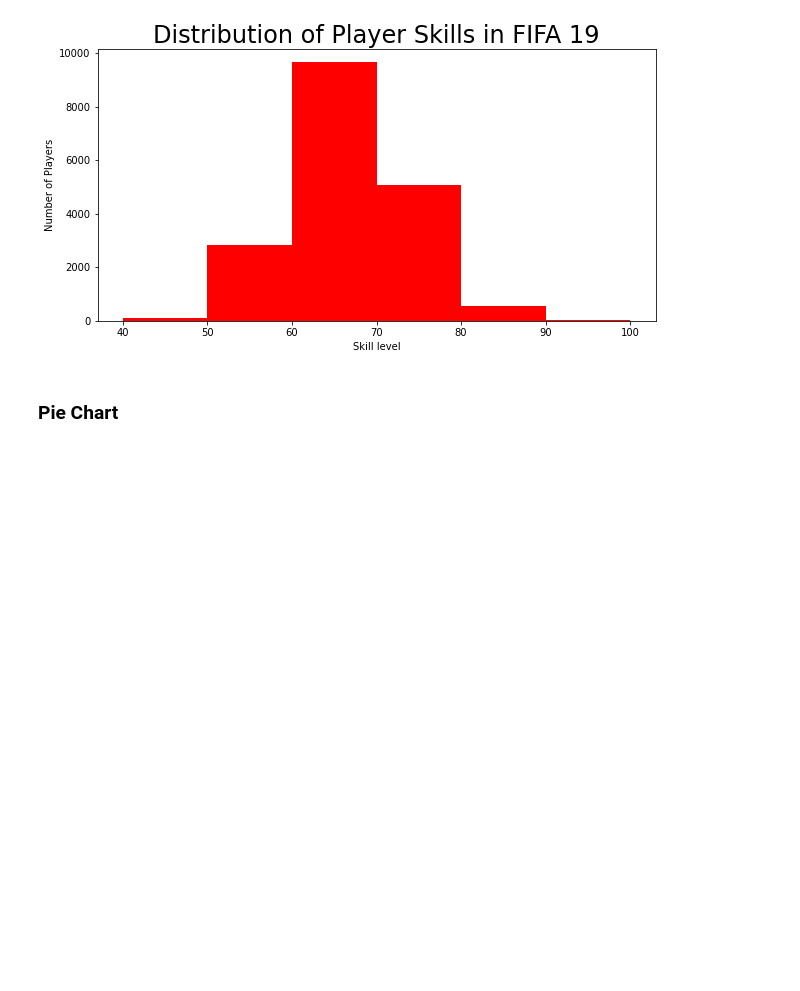
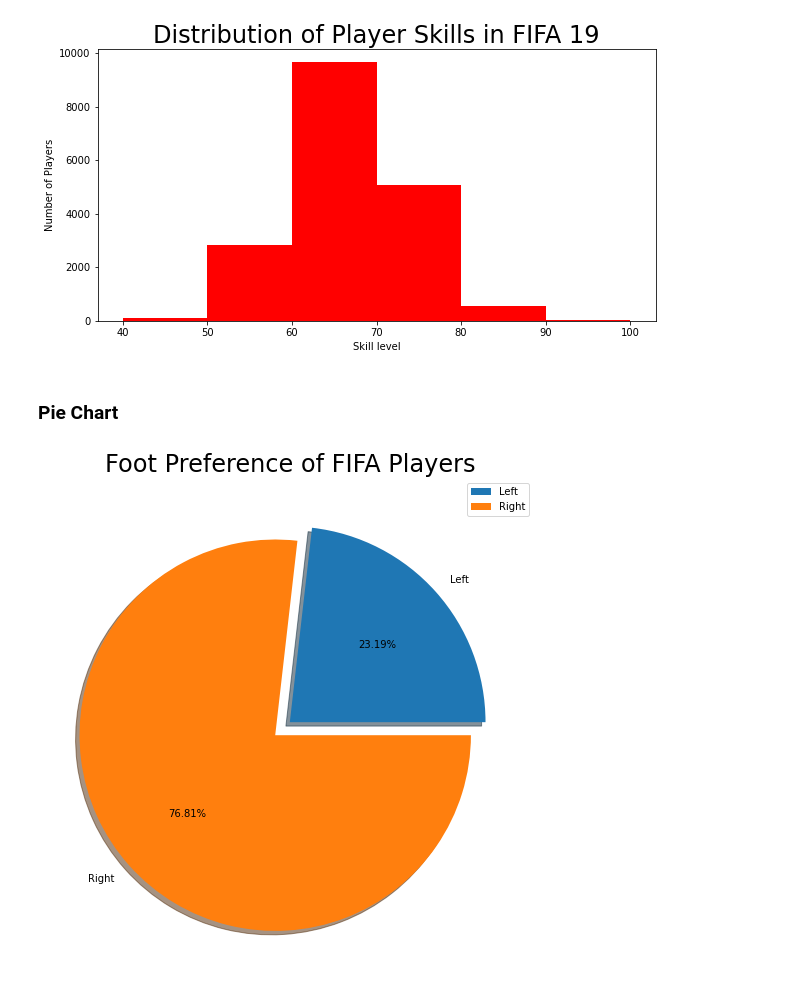
Before and after one commit to ProsperChuks/supreme-octo-umbrella, a Jupyter notebook: FIFA_2018_data_visualization.ipynb, the cells around one changed output. Saved outputs shown, nothing was run; the diff lists cells and outputs as text; code cells hidden in the pictures; blank space fills up the shorter version.

Commit message:
players foot preference

```diff
--- a/FIFA_2018_data_visualization.ipynb
+++ b/FIFA_2018_data_visualization.ipynb
@@ -37,3 +37,25 @@ plt.show()
 [figure]
 # %% [markdown]
 ### **Pie Chart**
+# %%
+fifa.head(10)
+
+left = fifa.loc[fifa['Preferred Foot'] == 'Left'].count()[0]
+right= fifa.loc[fifa['Preferred Foot'] == 'Right'].count()[0]
+
+plt.figure(figsize=(10,9))
+
+labels = 'Left', 'Right'
+explode = (0, 0.1)
+
+plt.pie([left, right], explode=explode, labels=name,
+        shadow=True, autopct='%.2f%%')
+
+plt.title('Foot Preference of FIFA Players', **text_kwargs)
+plt.legend()
+
+plt.savefig('/content/drive/MyDrive/Colab Notebooks/matplotlib/foot_preference.png')
+
+plt.show()
+# %% [output]
+[figure, added]
```
